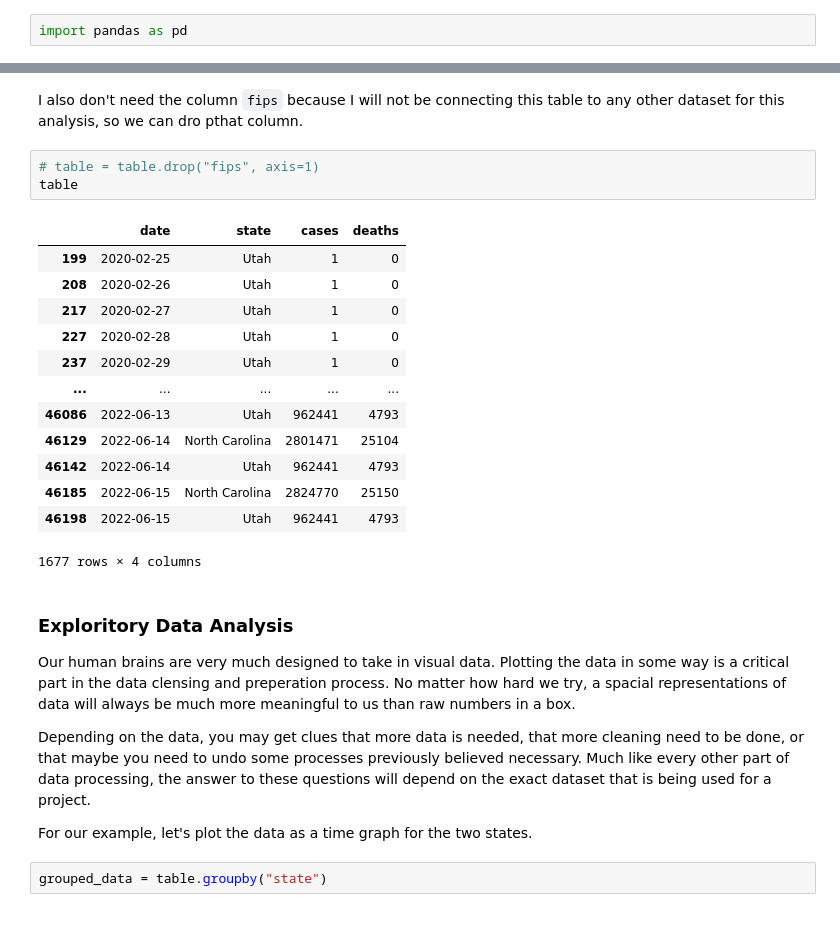
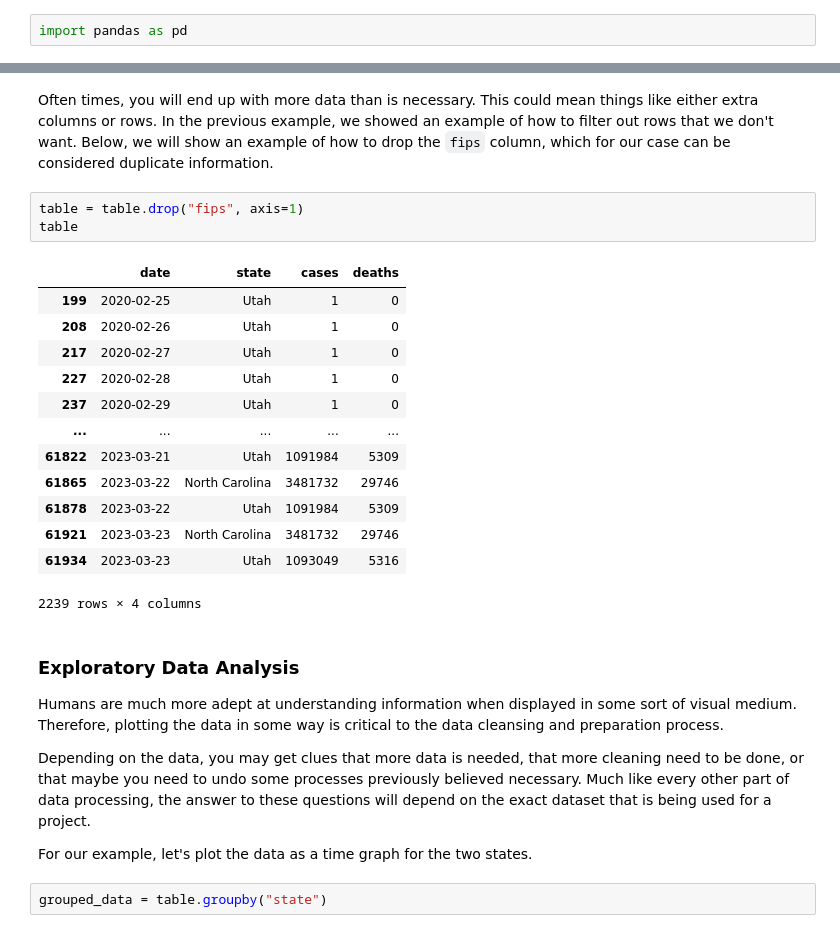
Before and after one commit to summitllc/data_science_101, a Jupyter notebook: Class 2 - Introduction to Data Analysis.ipynb, the cells around one changed output, grey strips where cells are left out. Cells and saved outputs as stored; diff of their text form.

```diff
--- a/Class 2 - Introduction to Data Analysis.ipynb
+++ b/Class 2 - Introduction to Data Analysis.ipynb
@@ -72,25 +103,25 @@ table
 # %% [markdown]
-I also don't need the column `fips` because I will not be connecting this table to any other dataset for this analysis, so we can dro pthat column.
+Often times, you will end up with more data than is necessary. This could mean things like either extra columns or rows.  In the previous example, we showed an example of how to filter out rows that we don't want. Below, we will show an example of how to drop the `fips` column, which for our case can be considered duplicate information.
 # %%
-# table = table.drop("fips", axis=1)
+table = table.drop("fips", axis=1)
 table
 # %% [output]
 |  | date | state | cases | deaths |
 | 199 | 2020-02-25 | Utah | 1 | 0 |
 | 208 | 2020-02-26 | Utah | 1 | 0 |
 | 217 | 2020-02-27 | Utah | 1 | 0 |
 | 227 | 2020-02-28 | Utah | 1 | 0 |
 | 237 | 2020-02-29 | Utah | 1 | 0 |
 | ... | ... | ... | ... | ... |
-| 46086 | 2022-06-13 | Utah | 962441 | 4793 |
-| 46129 | 2022-06-14 | North Carolina | 2801471 | 25104 |
-| 46142 | 2022-06-14 | Utah | 962441 | 4793 |
-| 46185 | 2022-06-15 | North Carolina | 2824770 | 25150 |
-| 46198 | 2022-06-15 | Utah | 962441 | 4793 |
+| 61822 | 2023-03-21 | Utah | 1091984 | 5309 |
+| 61865 | 2023-03-22 | North Carolina | 3481732 | 29746 |
+| 61878 | 2023-03-22 | Utah | 1091984 | 5309 |
+| 61921 | 2023-03-23 | North Carolina | 3481732 | 29746 |
+| 61934 | 2023-03-23 | Utah | 1093049 | 5316 |
-1677 rows × 4 columns
+2239 rows × 4 columns
 # %% [markdown]
-### Exploritory Data Analysis
-Our human brains are very much designed to take in visual data. Plotting the data in some way is a critical part in the data clensing and preperation process. No matter how hard we try, a spacial representations of data will always be much more meaningful to us than raw numbers in a box.
+### Exploratory Data Analysis
+Humans are much more adept at understanding information when displayed in some sort of visual medium. Therefore, plotting the data in some way is critical to the data cleansing and preparation process.
 
 
 Depending on the data, you may get clues that more data is needed, that more cleaning need to be done, or that maybe you need to undo some processes previously believed necessary. Much like every other part of data processing, the answer to these questions will depend on the exact dataset that is being used for a project.
```
Also changed, not shown: parts of 5 cells of this notebook, 1 other file.
